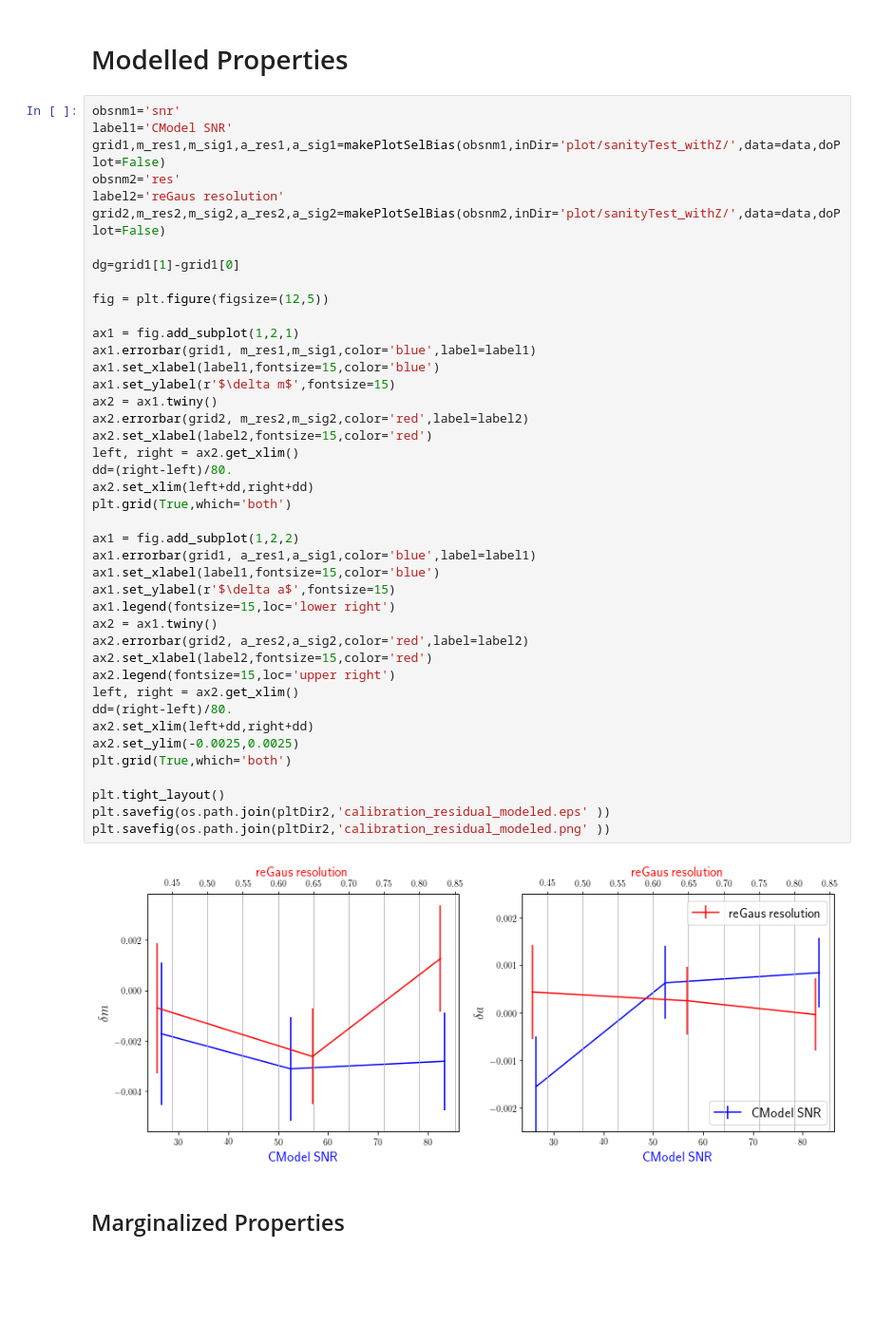
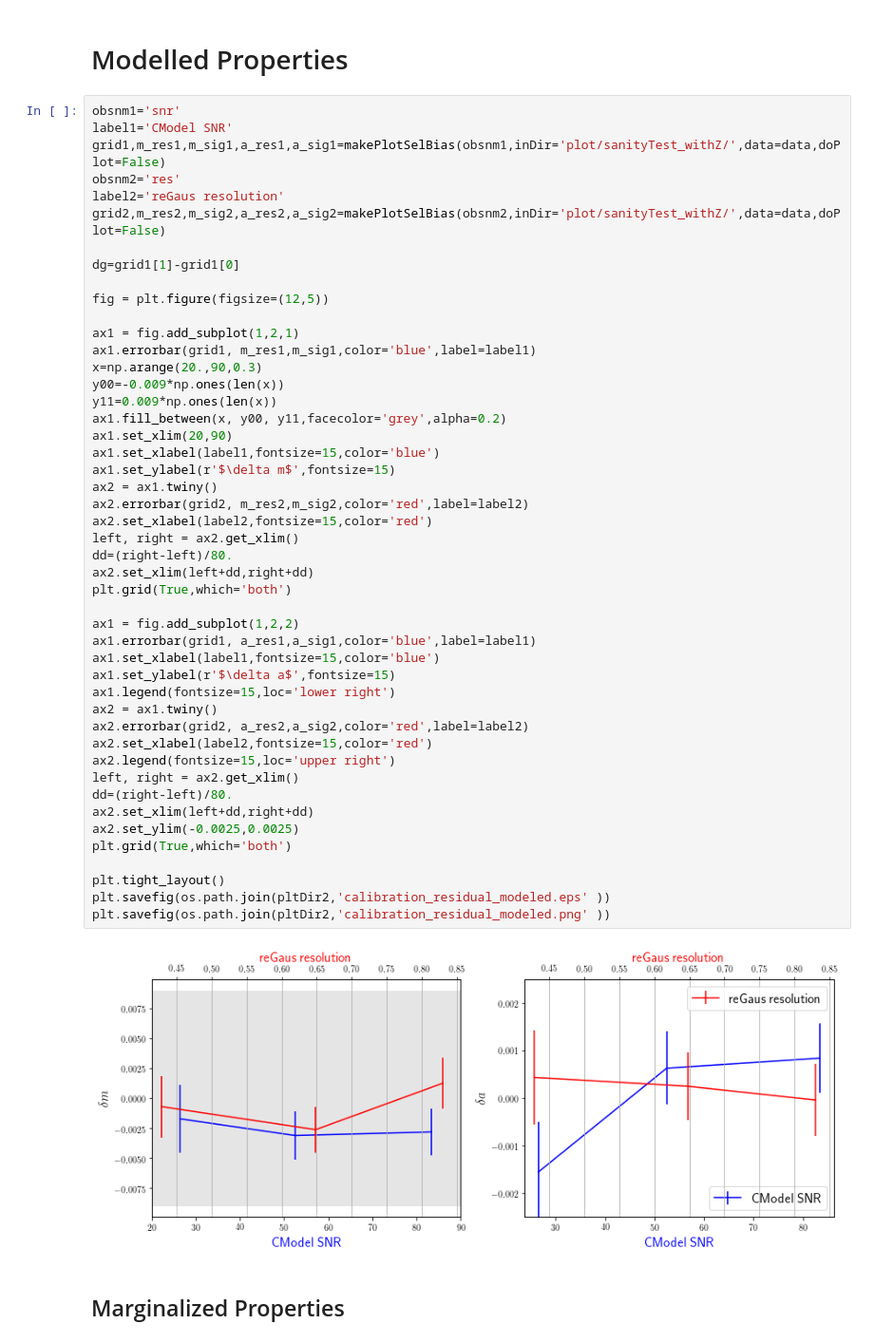
Before and after one commit to mr-superonion/G3sim-HSC, a Jupyter notebook: notebook/calibration/4_3-ReGaus_sanityTest.ipynb, the cells around one changed output. Shown at 95% size. Drawn from its saved outputs; the diff is of its cells as text; blank space fills up the shorter version.

```diff
--- a/notebook/calibration/4_3-ReGaus_sanityTest.ipynb
+++ b/notebook/calibration/4_3-ReGaus_sanityTest.ipynb
@@ -372,36 +377,41 @@ fig = plt.figure(figsize=(12,5))
 
 ax1 = fig.add_subplot(1,2,1)
 ax1.errorbar(grid1, m_res1,m_sig1,color='blue',label=label1)
+x=np.arange(20.,90,0.3)
+y00=-0.009*np.ones(len(x))
+y11=0.009*np.ones(len(x))
+ax1.fill_between(x, y00, y11,facecolor='grey',alpha=0.2)
+ax1.set_xlim(20,90)
 ax1.set_xlabel(label1,fontsize=15,color='blue')
 ax1.set_ylabel(r'$\delta m$',fontsize=15)
 ax2 = ax1.twiny()
 ax2.errorbar(grid2, m_res2,m_sig2,color='red',label=label2)
 ax2.set_xlabel(label2,fontsize=15,color='red')
 left, right = ax2.get_xlim()
 dd=(right-left)/80.
 ax2.set_xlim(left+dd,right+dd)
 plt.grid(True,which='both')
 
 ax1 = fig.add_subplot(1,2,2)
 ax1.errorbar(grid1, a_res1,a_sig1,color='blue',label=label1)
 ax1.set_xlabel(label1,fontsize=15,color='blue')
 ax1.set_ylabel(r'$\delta a$',fontsize=15)
 ax1.legend(fontsize=15,loc='lower right')
 ax2 = ax1.twiny()
 ax2.errorbar(grid2, a_res2,a_sig2,color='red',label=label2)
 ax2.set_xlabel(label2,fontsize=15,color='red')
 ax2.legend(fontsize=15,loc='upper right')
 left, right = ax2.get_xlim()
 dd=(right-left)/80.
 ax2.set_xlim(left+dd,right+dd)
 ax2.set_ylim(-0.0025,0.0025)
 plt.grid(True,which='both')
 
 plt.tight_layout()
 plt.savefig(os.path.join(pltDir2,'calibration_residual_modeled.eps' ))
 plt.savefig(os.path.join(pltDir2,'calibration_residual_modeled.png' ))
 # %% [output]
-[figure, old version]
+[figure, new version]
 # %% [markdown]
 ## Marginalized Properties
 # %%
```
Also changed, not shown: parts of 3 cells of this notebook, 8 other files.
